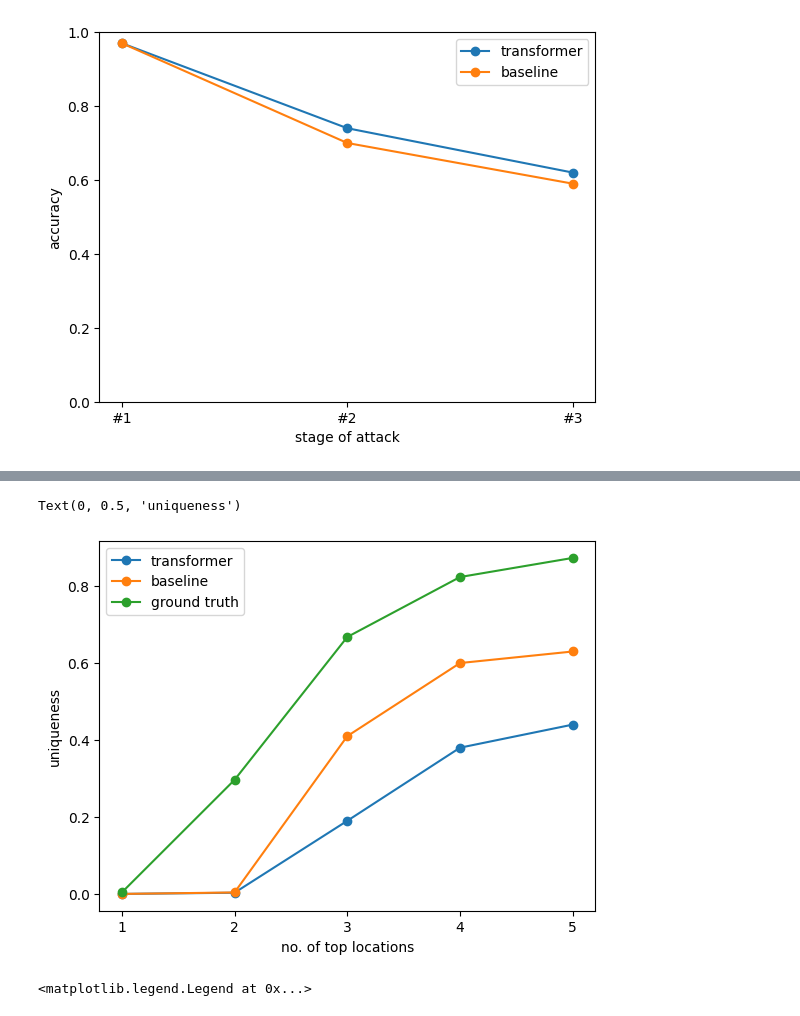
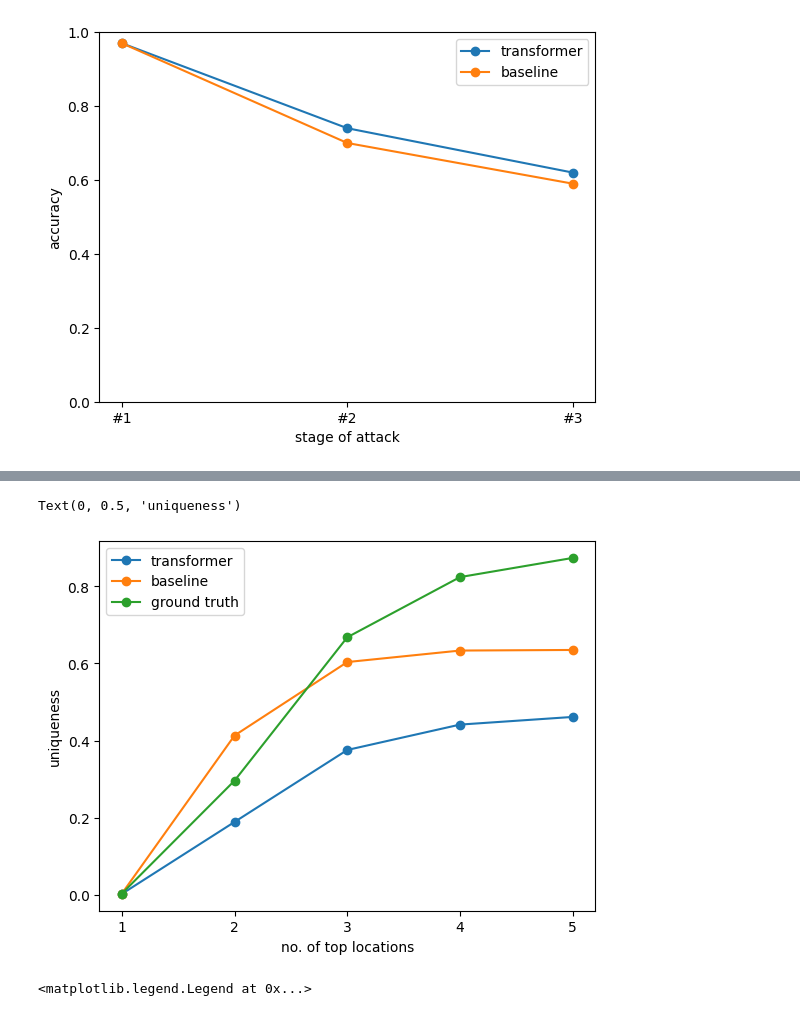
Before and after one commit to D31T4/neural-trajectory-model, a Jupyter notebook: src/main/experiments/sh30-c100.ipynb, the cells around one changed output, grey strips where cells are left out. Drawn from its saved outputs; the diff is of its cells as text; code cells hidden in the pictures.

```diff
--- a/src/main/experiments/sh30-c100.ipynb
+++ b/src/main/experiments/sh30-c100.ipynb
@@ -92,12 +90,3 @@ Optional: remove stationary users
-# %%
-min_unique_loc_count = 3
-
-for i in range(len(test_trajectories)):
-    test_trajectories[i] = {
-        uid: trajectory
-        for uid, trajectory in test_trajectories[i].items()
-        if len(set(trajectory.points)) >= min_unique_loc_count
-    }
 # %% [markdown]
 Optional: remove non-persistent users
 # %%
@@ -700,25 +657,25 @@ plot uniqueness
 # %%
 # merge target trajectories
 target_trajectories = copy.deepcopy(persistent_trajectories[0])
 
 for uid, trajectory in target_trajectories.items():
     for i in range(1, len(persistent_trajectories)):
         trajectory.points += persistent_trajectories[i][uid].points
 
 target_trajectories = [*target_trajectories.values()]
 
 ground_truth_uniqueness = [ uniqueness_list(target_trajectories, k + 1) for k in range(5) ]
 
-plt.plot(['1', '2', '3', '4', '5'], [0.0, 0.0031, 0.19, 0.38, 0.44], marker='o', label='transformer')
-plt.plot(['1', '2', '3', '4', '5'], [0.0, 0.0038, 0.41, 0.60, 0.63], marker='o', label='baseline')
+plt.plot(['1', '2', '3', '4', '5'], [0.0030557677616501145, 0.1894576012223071, 0.3758594346829641, 0.44155844155844154, 0.4614209320091673], marker='o', label='transformer')
+plt.plot(['1', '2', '3', '4', '5'], [0.0038197097020626434, 0.413292589763178, 0.6035141329258976, 0.6333078686019863, 0.6348357524828113], marker='o', label='baseline')
 plt.plot(['1', '2', '3', '4', '5'], ground_truth_uniqueness, marker='o', label='ground truth')
 
 plt.legend()
 plt.xlabel('no. of top locations')
 plt.ylabel('uniqueness')
 # %% [output]
 Text(0, 0.5, 'uniqueness')
-[figure, old version]
+[figure, new version]
 # %%
 plt.title('distribution of recovery error')
 plt.hist(distances, density=True, cumulative=True, histtype='step', label='baseline')
```
Also changed, not shown: parts of 19 cells of this notebook, 19 other files.
